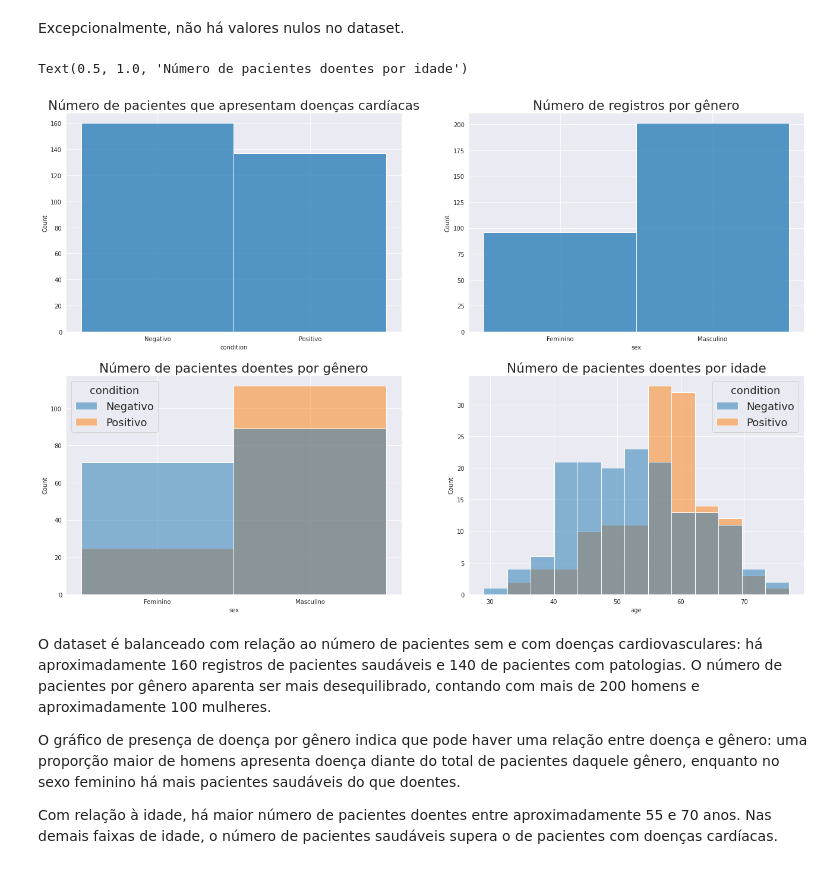
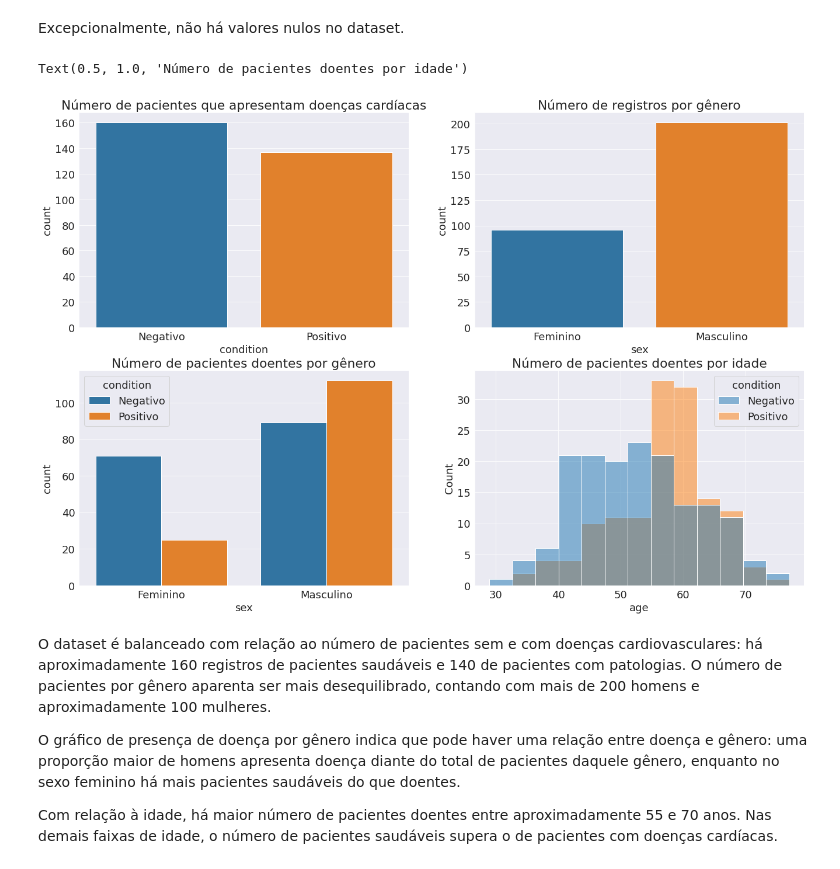
Before and after one commit to guilhermesantos/scc0275, a Jupyter notebook: guilherme/Exploratória heart.ipynb, the cells around one changed output. Saved outputs shown, nothing was run; the diff lists cells and outputs as text; code cells hidden in the pictures.

```diff
--- a/guilherme/Exploratória heart.ipynb
+++ b/guilherme/Exploratória heart.ipynb
@@ -119,37 +129,37 @@ exp_heart.cp = exp_heart.cp.map(lambda x: cp_categories[x])
 exp_heart.fbs = exp_heart.fbs.map(lambda x: fbs_categories[x])
 exp_heart.restecg = exp_heart.restecg.map(lambda x: restecg_categories[x])
 exp_heart.exang = exp_heart.exang.map(lambda x: exang_categories[x])
 exp_heart.slope = exp_heart.slope.map(lambda x: slope_categories[x])
 exp_heart.thal = exp_heart.thal.map(lambda x: thal_categories[x-1])
 
 exp_heart.condition = pd.Categorical(exp_heart.condition, categories=condition_categories, ordered=False)
 exp_heart.sex = pd.Categorical(exp_heart.sex, categories=gender_categories, ordered=False)
 exp_heart.cp = pd.Categorical(exp_heart.cp, categories=cp_categories, ordered=False)
 exp_heart.fbs = pd.Categorical(exp_heart.fbs, categories=fbs_categories, ordered=False)
 exp_heart.restecg = pd.Categorical(exp_heart.restecg, categories=restecg_categories, ordered=False)
 exp_heart.exang = pd.Categorical(exp_heart.exang, categories=exang_categories, ordered=False)
 exp_heart.slope = pd.Categorical(exp_heart.slope, categories=slope_categories, ordered=False)
 exp_heart.thal = pd.Categorical(exp_heart.thal, categories=thal_categories, ordered=False)
 
 fig, axis = plt.subplots(2,2, figsize=(6,6))
 plt.rcParams.update({'font.size': 18})
 
 plt.subplots_adjust(top=2, right=3)
 
-sns.histplot(data=exp_heart, x="condition", ax=axis[0,0]);
+sns.countplot(data=exp_heart, x="condition", ax=axis[0,0]);
 axis[0,0].set_title('Número de pacientes que apresentam doenças cardíacas');
 
-sns.histplot(data=exp_heart, x="sex", ax=axis[0,1])
+sns.countplot(data=exp_heart, x="sex", ax=axis[0,1])
 axis[0,1].set_title('Número de registros por gênero')
 
-sns.histplot(data=exp_heart, x="sex", hue="condition", ax=axis[1,0])
+sns.countplot(data=exp_heart, x="sex", hue="condition", ax=axis[1,0])
 axis[1,0].set_title('Número de pacientes doentes por gênero')
 
 sns.histplot(data=exp_heart, x="age", hue="condition", ax=axis[1,1])
 axis[1,1].set_title('Número de pacientes doentes por idade')
 # %% [output]
 Text(0.5, 1.0, 'Número de pacientes doentes por idade')
-[figure, old version]
+[figure, new version]
 # %% [markdown]
 O dataset é balanceado com relação ao número de pacientes sem e com doenças cardiovasculares: há aproximadamente 160 registros de pacientes saudáveis e 140 de pacientes com patologias. O número de pacientes por gênero aparenta ser mais desequilibrado, contando com mais de 200 homens e aproximadamente 100 mulheres.
 
```
Also changed, not shown: parts of 4 cells of this notebook.
